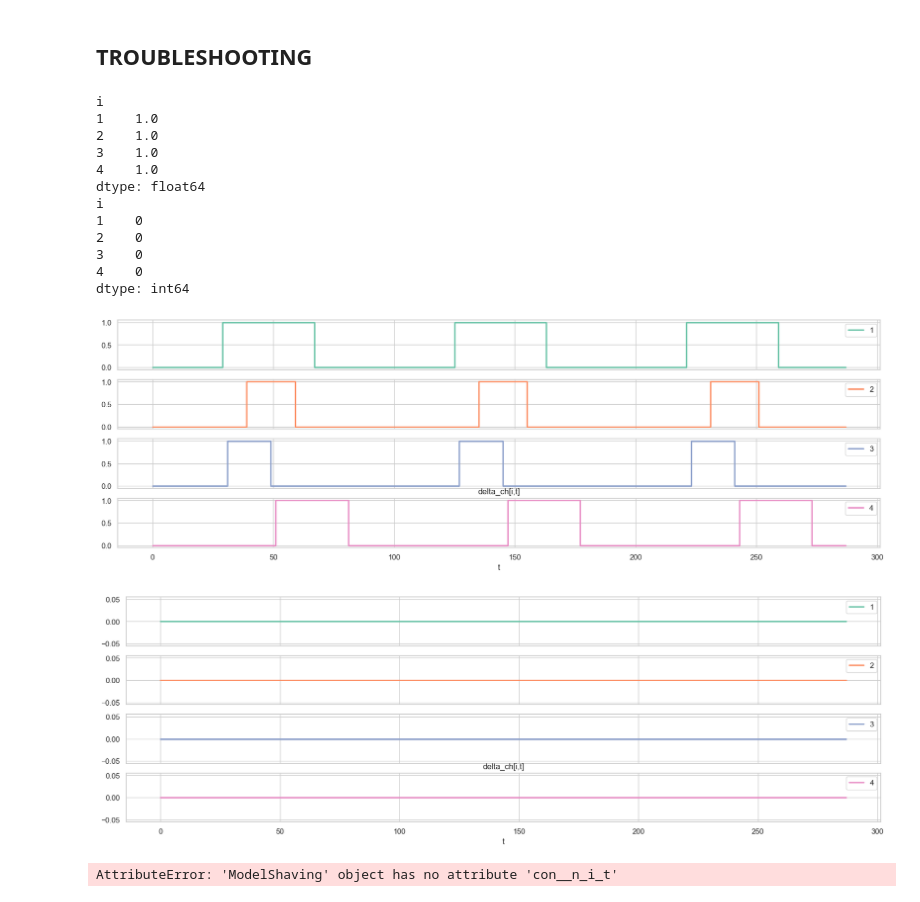
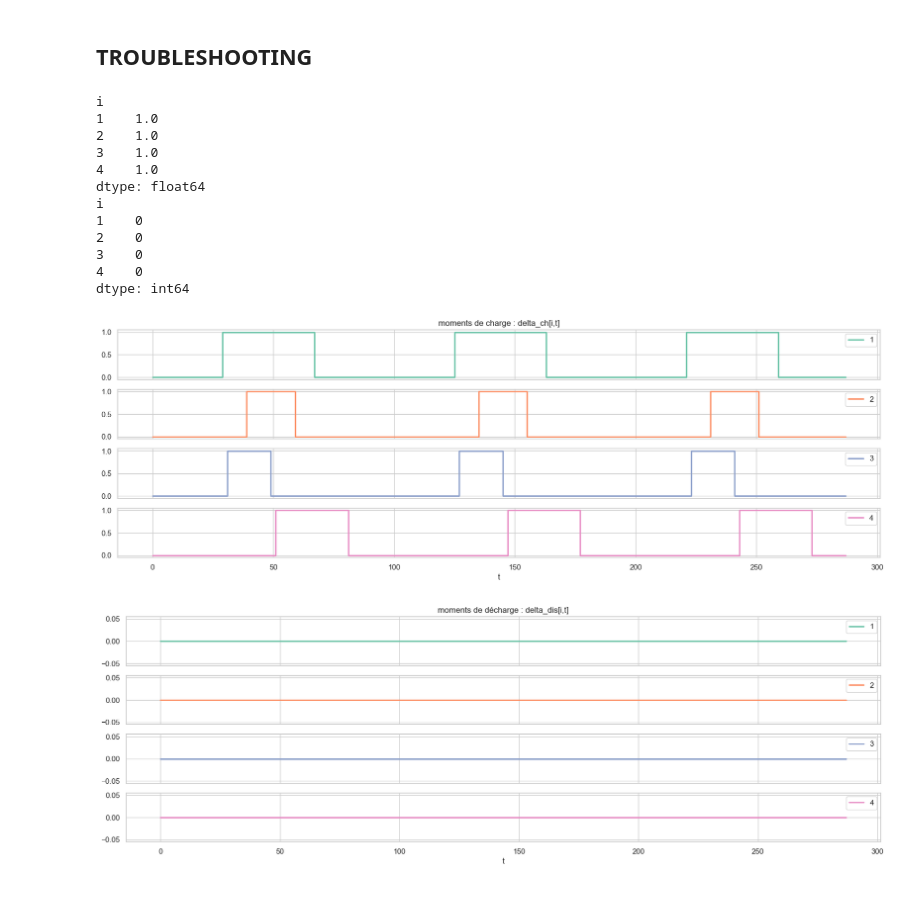
Before and after one commit to cimadure/ene8230, a Jupyter notebook: project.ipynb, the cells around one changed output. Drawn from its saved outputs; the diff is of its cells as text; code cells hidden in the pictures.

```diff
--- a/project.ipynb
+++ b/project.ipynb
@@ -523,34 +530,28 @@ doc.save(Path(save_dir, 'tables.docx'))
 ## TROUBLESHOOTING
 # %%
 df_var = mdl.var_dict_as_df(solution=solus, var_dict=mdl.delta_ch__i_t, index='t', columns=['i'])
-df_var.plot(figsize=figure_size,subplots=True, drawstyle="steps", linewidth=2)
-plt.title('delta_ch[i,t]')
+g = df_var.plot(figsize=figure_size,subplots=True, drawstyle="steps", linewidth=2)
+g[0].set_title('moments de charge : delta_ch[i,t]')
 print(df_var.max())
 df_var = mdl.var_dict_as_df(solution=solus, var_dict=mdl.delta_dis__i_t, index='t', columns=['i'])
-df_var.plot(figsize=figure_size,subplots=True, drawstyle="steps", linewidth=2)
-plt.title('delta_ch[i,t]')
+g = df_var.plot(figsize=figure_size,subplots=True, drawstyle="steps", linewidth=2)
+g[0].set_title('moments de décharge : delta_dis[i,t]')
 print(df_var.max())
 # %% [output]
 i
 1    1.0
 2    1.0
 3    1.0
 4    1.0
 dtype: float64
 i
 1    0
 2    0
 3    0
 4    0
 dtype: int64
-[figure, old version]
+[figure, new version]
-[figure, old version]
+[figure, new version]
-# %%
-df_con__n_i_t = mdl.var_dict_as_df(solution=solus, var_dict=mdl.con__n_i_t, index='t', columns=['n', 'i'])
-df_con__n_i_t.plot(figsize=figure_size,subplots=True, drawstyle="steps", linewidth=2)
-plt.title('Connection moments (con__n_i_t)')
-# %% [output]
-AttributeError: 'ModelShaving' object has no attribute 'con__n_i_t'
 # %%
 #df_Rborne__n_i = mdl.var_dict_as_df(solution=solus, var_dict=mdl.Rborne__n_i,
 #                                 index='i', columns='n')
```
Also changed, not shown: parts of 15 cells of this notebook.
